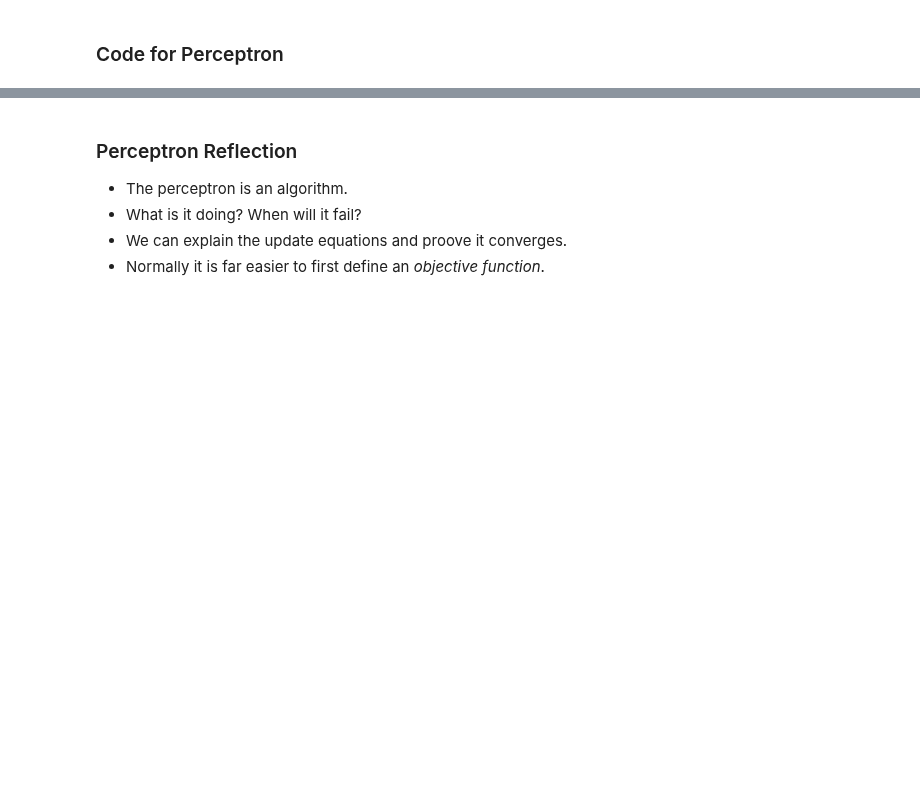
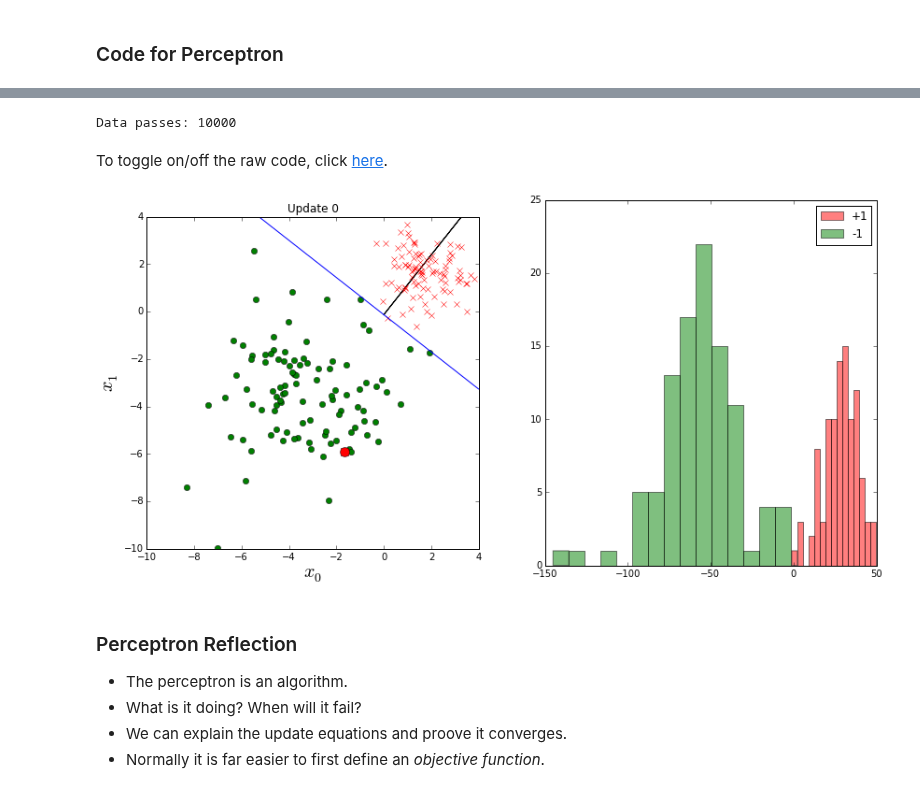
Before and after one commit to lawrennd/mlai2015, a Jupyter notebook: w2_objective.ipynb, the cells around one changed output, grey strips where cells are left out. Saved outputs shown, nothing was run; the diff lists cells and outputs as text; code cells hidden in the pictures; blank space fills up the shorter version.

```diff
--- a/w2_objective.ipynb
+++ b/w2_objective.ipynb
@@ -209,44 +141,50 @@ This motivates a simple `if` statement to check which situation we're in.
 # %%
 pods.notebook.code_toggle(message='Click me when finished to re-reveal code.')
 learn_rate = 0.1
-num_iterations = 30
-iteration = 0
+max_iters = 10000
+max_updates = 30
+updates = 0
+iterations = 0
 setup=True
 w_updated = False
 f2, ax2 = plt.subplots(1, 2, figsize=(14,7))
-handle = init_perceptron_plot(f2, ax2, x_plus, x_minus, w, b, x_select)
+handle = mlai2015.init_perceptron_plot(f2, ax2, x_plus, x_minus, w, b, x_select)
 
-while iteration<num_iterations:
+while updates<max_updates and iterations<max_iters:
     # select a point at random from the data
     choose_plus = np.random.uniform(size=1)>0.5
     w_updated=False
     if choose_plus:
         # choose a point from the positive data
         index = np.random.random_integers(x_plus.shape[0]-1)
         x_select = x_plus[index, :]
         if np.dot(w, x_select)+b <= 0.:
             # point is currently incorrectly classified
             w += learn_rate*x_select
             b += learn_rate
-            iteration += 1
+            updates += 1
             w_updated=True
     else:
         # choose a point from the negative data
         index = np.random.random_integers(x_minus.shape[0]-1)
         x_select = x_minus[index, :]
         if np.dot(w, x_select)+b > 0.:
             # point is currently incorrectly classified
             w -= learn_rate*x_select
             b -= learn_rate
-            iteration += 1
+            updates += 1
             w_updated=True
+    iterations += 1
     if w_updated:
-        handle = update_perceptron_plot(handle, f2, ax2, iteration, w, b, x_select)
-
+        handle = mlai2015.update_perceptron_plot(handle, f2, ax2, x_plus, x_minus, updates, w, b, x_select)
+print('Data passes:', iterations)
 from IPython.display import HTML
 display(HTML('To toggle on/off the raw code, click <a href="javascript:code_toggle()">here</a>.'))
 # %% [output]
 [interactive output not drawn]
+Data passes: 10000
+To toggle on/off the raw code, click here.
+[figure, added]
 # %% [markdown]
 ### Perceptron Reflection
 
```
Also changed, not shown: parts of 20 cells of this notebook, 1 other file.
